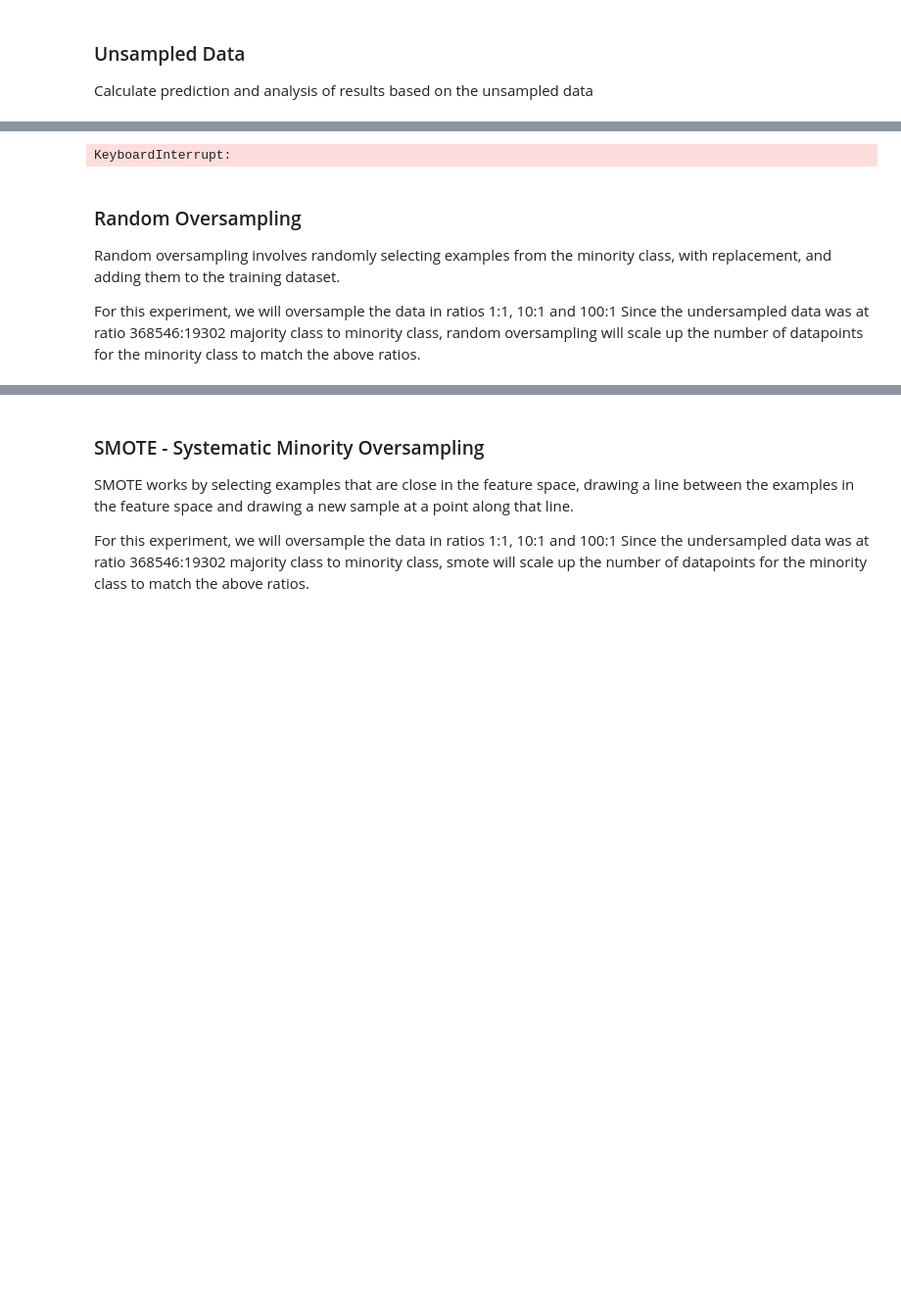
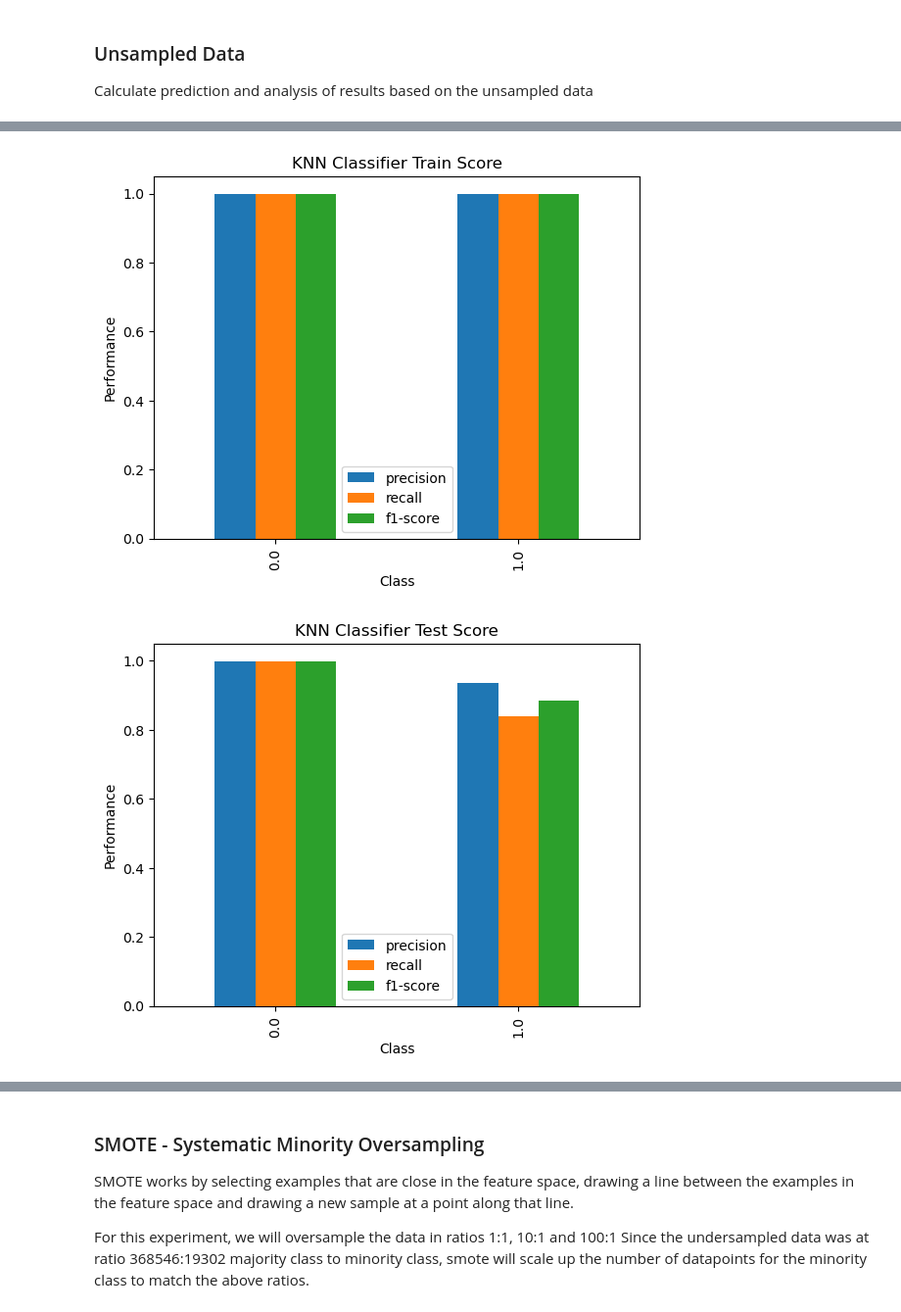
Before and after one commit to MBrozhko34/MachineLearningFYP, a Jupyter notebook: Main/FYP Work-Product.ipynb, the cells around one changed output, grey strips where cells are left out. Shown at 98% size. Saved outputs shown, nothing was run; the diff lists cells and outputs as text; code cells hidden in the pictures; blank space fills up the shorter version.

```diff
--- a/Main/FYP Work-Product.ipynb
+++ b/Main/FYP Work-Product.ipynb
@@ -263,3 +349,9 @@ dfn.head()
+# %%
+y_train=train_data['is_fraud']
+X_train=train_data.drop(['is_fraud'], axis='columns')
+
+y_test=test_data['is_fraud']
+X_test=test_data.drop(['is_fraud'], axis='columns')
 # %% [markdown]
 ### Outlier Detection and Removal
 # %%
@@ -487,0 +562,3 @@ X = X[['amt','zip','lat','long','city_pop','merch_lat','merch_long','age','hour'
+# %%
+X_train = X_train[['amt','zip','lat','long','age','hour','merch_lat','merch_long','day','month']]
+X_test = X_test[['amt','zip','lat','long','age','hour','merch_lat','merch_long','day','month']]
@@ -542,23 +620,32 @@ def plotLearning(model, X, y):
     plt.legend(loc='best')
     plt.show()
 # %%
-def modelPerformance(model, X, y, X_train, X_test, Y_train, Y_test):
-    name = type(model).__name__
+from sklearn.metrics import make_scorer, recall_score, precision_score
 
-    plotLearning(model, X, y)
+def modelPerformance(pipe, name, parameters,X_train,y_train,X_test,y_test):
 
-    model.fit(X_train, Y_train)
+    # Perform hyperparameter tuning using GridSearchCV and the validation set
+    scorer = make_scorer(precision_score,pos_label=1)
+    grid_search = GridSearchCV(pipe, parameters, cv=5,scoring=scorer)
+    grid_search.fit(X_train, y_train)
 
-    Y_trainPred = model.predict(X_train)
-    print(name," Train Accuracy\n",accuracy_score(Y_train, Y_trainPred))
-    print(name," Train Scores\n",classification_report(Y_train, Y_trainPred))
+    print(name,': ',grid_search.best_params_)
 
-    Y_testPred = KNN.predict(X_test)
-    print(name," Test Accuracy\n",accuracy_score(Y_test, Y_testPred))
-    print(name," Test Scores\n",classification_report(Y_test, Y_testPred))
+    best_estimator = grid_search.best_estimator_
+    best_estimator.fit(X_train, y_train)
 
-    plotResults(classification_report(Y_train, Y_trainPred, digits=4,  output_dict=True),name+' Classifier Train Score')
-    plotResults(classification_report(Y_test, Y_testPred, digits=4,  output_dict=True),name+' Classifier Test Score')
+    print(name," best estimator fitted")
+
+    Y_trainPred = best_estimator.predict(X_train)
+    print(name," Train Accuracy: ",accuracy_score(y_train, Y_trainPred))
+    print(name," Train Scores\n",classification_report(y_train, Y_trainPred))
+
+    Y_testPred = best_estimator.predict(X_test)
+    print(name," Test Accuracy: ",accuracy_score(y_test, Y_testPred))
+    print(name," Test Scores\n",classification_report(y_test, Y_testPred))
+
+    plotResults(classification_report(y_train, Y_trainPred, digits=4,  output_dict=True),name+' Classifier Train Score')
+    plotResults(classification_report(y_test, Y_testPred, digits=4,  output_dict=True),name+' Classifier Test Score')
 # %% [markdown]
 ### RunModels()
 
@@ -675,5 +751,5 @@ Results analysis using the above functions is conducted on the data obtained fro
 Calculate prediction and analysis of results based on the unsampled data
 # %%
 #Run Models
-runModels(X, y, "Unsampled data")
+runModels(X_train,y_train,X_test,y_test)
 # %% [output]
@@ -682,8 +773,2 @@ Counter({0: 5526045, 1: 28932})
-KeyboardInterrupt:
+[figure, added]
+[figure, added]
-# %% [markdown]
-### Random Oversampling
-
-Random oversampling involves randomly selecting examples from the minority class, with replacement, and adding them to the training dataset.
-
-For this experiment, we will oversample the data in ratios 1:1, 10:1 and 100:1
-Since the undersampled data was at ratio 368546:19302 majority class to minority class, random oversampling will scale up the number of datapoints for the minority class to match the above ratios.
```
Also changed, not shown: parts of 38 cells of this notebook.
